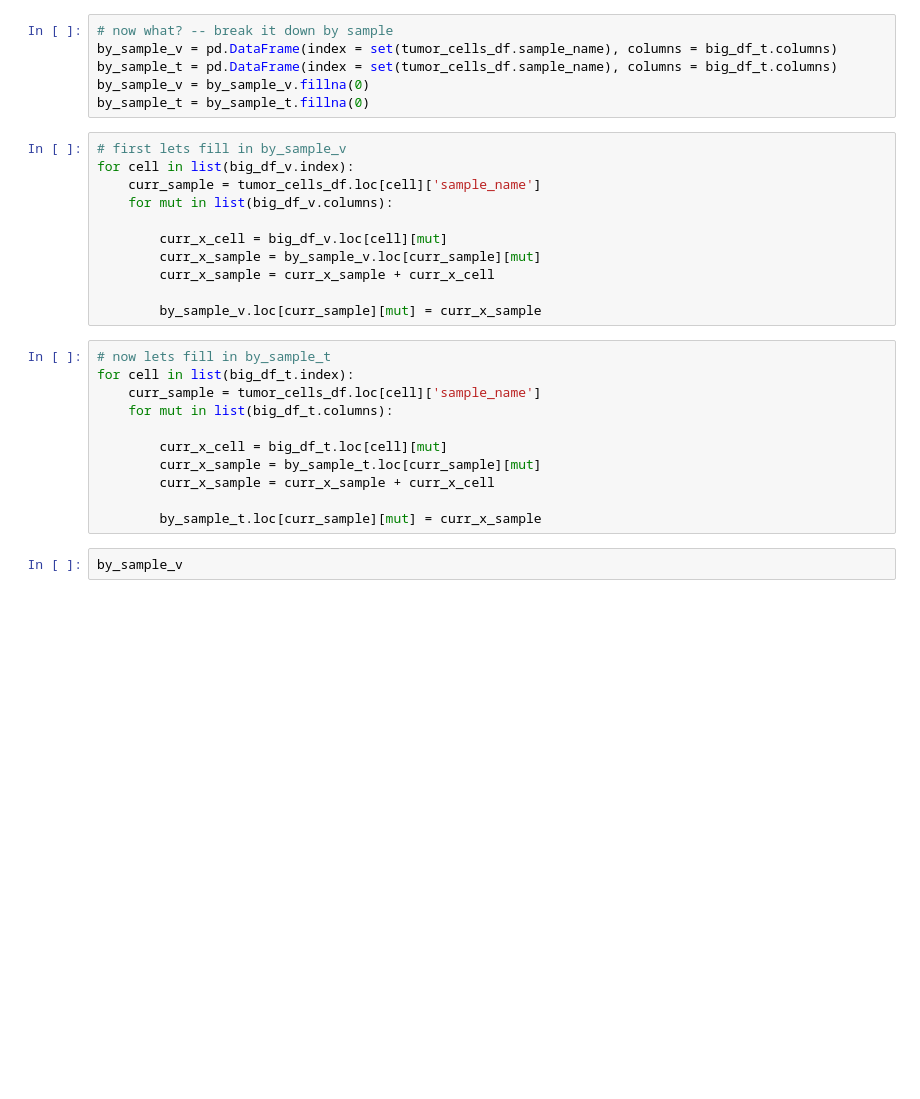
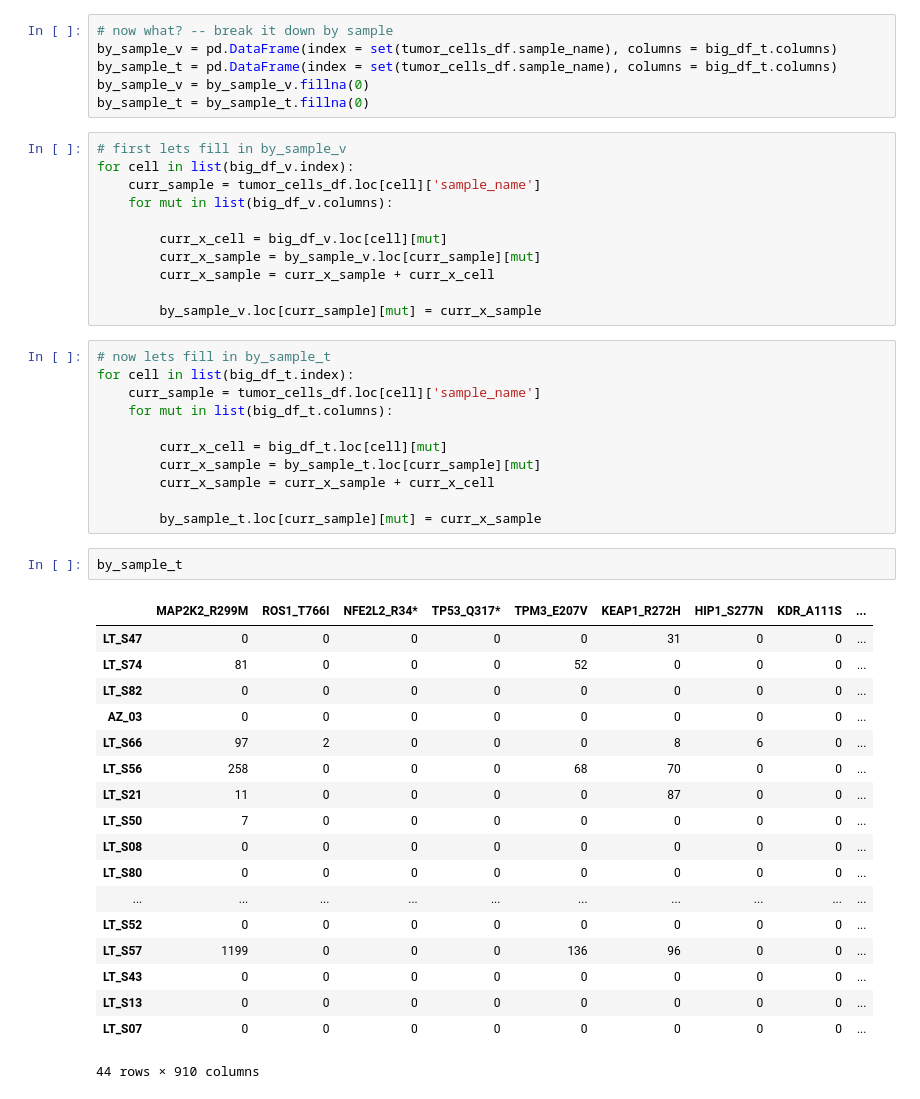
Before and after one commit to lincoln-harris/process_new_cells, a Jupyter notebook: gvcf/make_validation_tbl_with_gvcf_data.ipynb, the cells around one changed output. Cells and saved outputs as stored; diff of their text form; blank space fills up the shorter version.

```diff
--- a/gvcf/make_validation_tbl_with_gvcf_data.ipynb
+++ b/gvcf/make_validation_tbl_with_gvcf_data.ipynb
@@ -140,5 +140,24 @@ for cell in list(big_df_t.index):
         curr_x_sample = curr_x_sample + curr_x_cell
 
         by_sample_t.loc[curr_sample][mut] = curr_x_sample
-# %%
-by_sample_v
+# %%
+by_sample_t
+# %% [output]
+|  | MAP2K2_R299M | ROS1_T766I | NFE2L2_R34* | TP53_Q317* | TPM3_E207V | KEAP1_R272H | HIP1_S277N | KDR_A111S | ... |
+| LT_S47 | 0 | 0 | 0 | 0 | 0 | 31 | 0 | 0 | ... |
+| LT_S74 | 81 | 0 | 0 | 0 | 52 | 0 | 0 | 0 | ... |
+| LT_S82 | 0 | 0 | 0 | 0 | 0 | 0 | 0 | 0 | ... |
+| AZ_03 | 0 | 0 | 0 | 0 | 0 | 0 | 0 | 0 | ... |
+| LT_S66 | 97 | 2 | 0 | 0 | 0 | 8 | 6 | 0 | ... |
+| LT_S56 | 258 | 0 | 0 | 0 | 68 | 70 | 0 | 0 | ... |
+| LT_S21 | 11 | 0 | 0 | 0 | 0 | 87 | 0 | 0 | ... |
+| LT_S50 | 7 | 0 | 0 | 0 | 0 | 0 | 0 | 0 | ... |
+| LT_S08 | 0 | 0 | 0 | 0 | 0 | 0 | 0 | 0 | ... |
+| LT_S80 | 0 | 0 | 0 | 0 | 0 | 0 | 0 | 0 | ... |
+| ... | ... | ... | ... | ... | ... | ... | ... | ... | ... |
+| LT_S52 | 0 | 0 | 0 | 0 | 0 | 0 | 0 | 0 | ... |
+| LT_S57 | 1199 | 0 | 0 | 0 | 136 | 96 | 0 | 0 | ... |
+| LT_S43 | 0 | 0 | 0 | 0 | 0 | 0 | 0 | 0 | ... |
+| LT_S13 | 0 | 0 | 0 | 0 | 0 | 0 | 0 | 0 | ... |
+| LT_S07 | 0 | 0 | 0 | 0 | 0 | 0 | 0 | 0 | ... |
+44 rows × 910 columns
```
Also changed, not shown: parts of 3 cells of this notebook.
